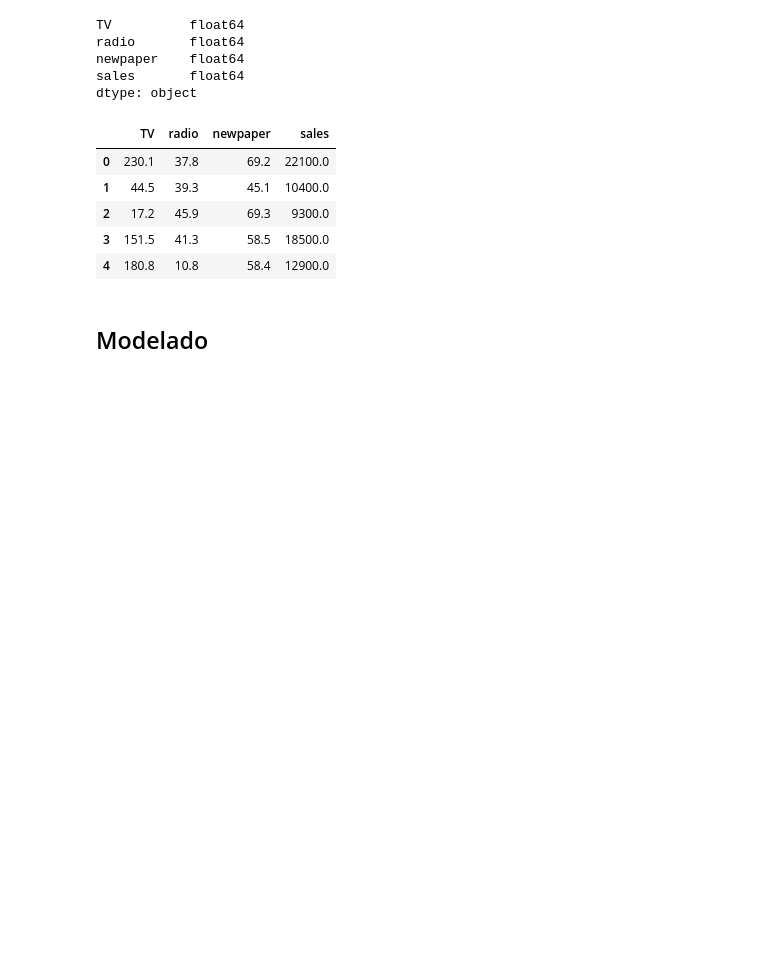
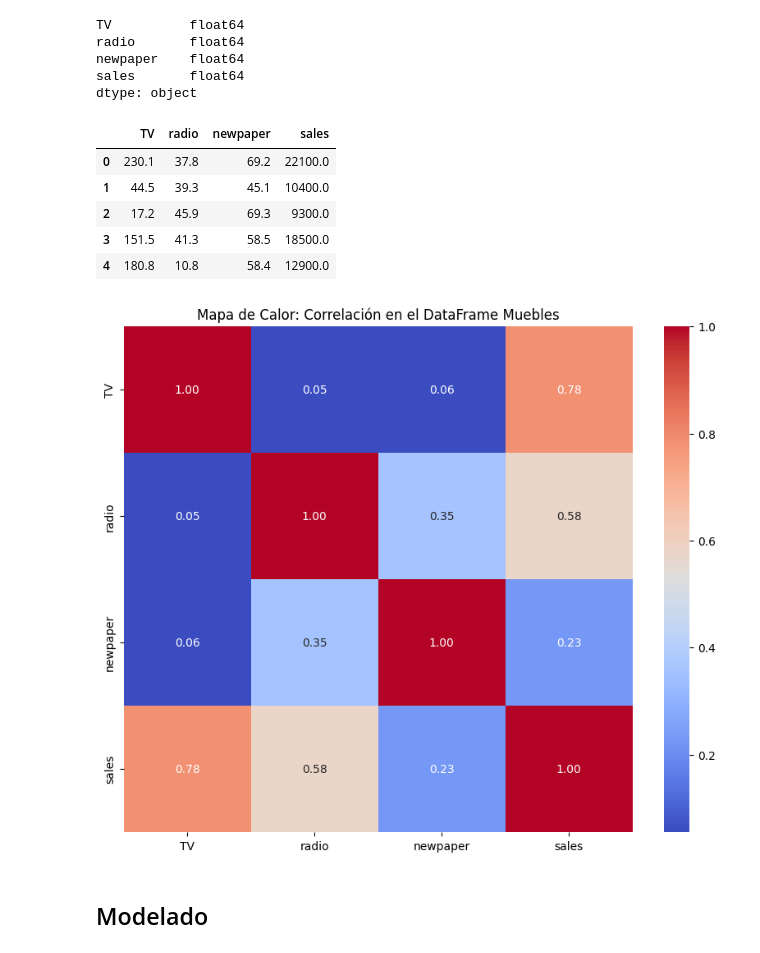
Before and after one commit to Eostolozaga/2026-02-BILBAO-FT-Data-Science, a Jupyter notebook: 3-Machine_Learning/1-Supervisado/1-Regression/3-Regularization/ejercicios/Advertising_RidgeLasso_Eneko.ipynb, the cells around one changed output. Saved outputs shown, nothing was run; the diff lists cells and outputs as text; code cells hidden in the pictures; blank space fills up the shorter version.

```diff
--- a/3-Machine_Learning/1-Supervisado/1-Regression/3-Regularization/ejercicios/Advertising_RidgeLasso_Eneko.ipynb
+++ b/3-Machine_Learning/1-Supervisado/1-Regression/3-Regularization/ejercicios/Advertising_RidgeLasso_Eneko.ipynb
@@ -83,6 +83,22 @@ Muebles.head()
 | 2 | 17.2 | 45.9 | 69.3 | 9300.0 |
 | 3 | 151.5 | 41.3 | 58.5 | 18500.0 |
 | 4 | 180.8 | 10.8 | 58.4 | 12900.0 |
+# %%
+# 1. Calculamos la matriz de correlación solo para columnas numéricas
+# El parámetro numeric_only=True evita errores con nombres de muebles o categorías
+corr = Muebles.corr(numeric_only=True)
+
+# 2. Configuramos el tamaño de la figura
+plt.figure(figsize=(10, 8))
+
+# 3. Creamos el heatmap
+sns.heatmap(corr, annot=True, cmap='coolwarm', fmt=".2f")
+
+# 4. Añadimos un título
+plt.title('Mapa de Calor: Correlación en el DataFrame Muebles')
+plt.show()
+# %% [output]
+[figure, added]
 # %% [markdown]
 ## Modelado
 # %%
```
Also changed, not shown: parts of 2 cells of this notebook, 1 other file.
